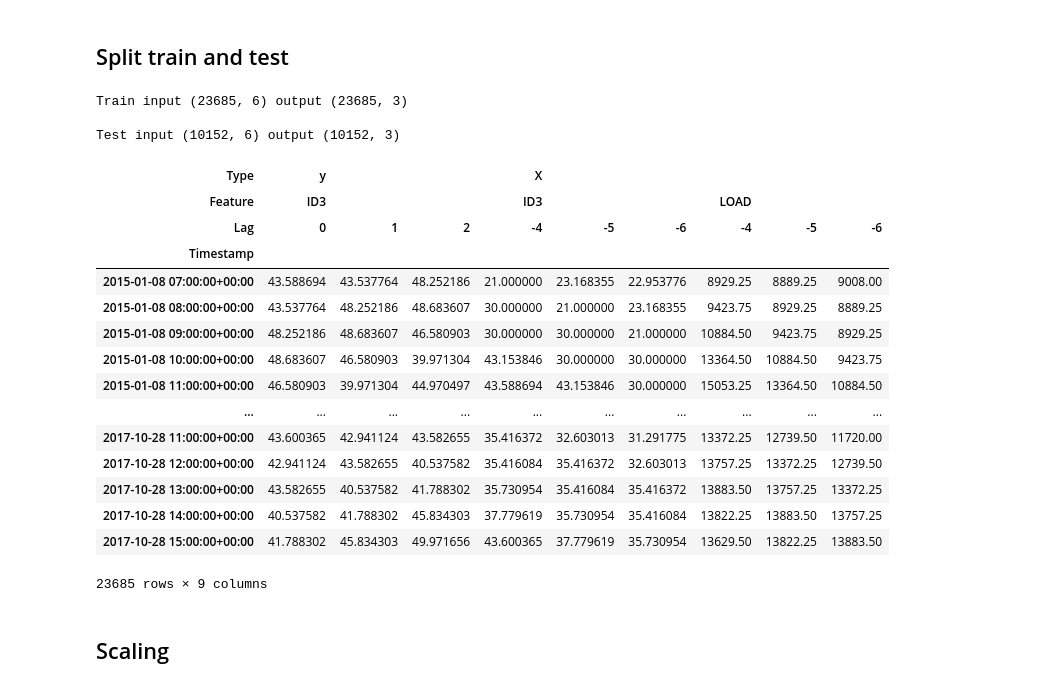
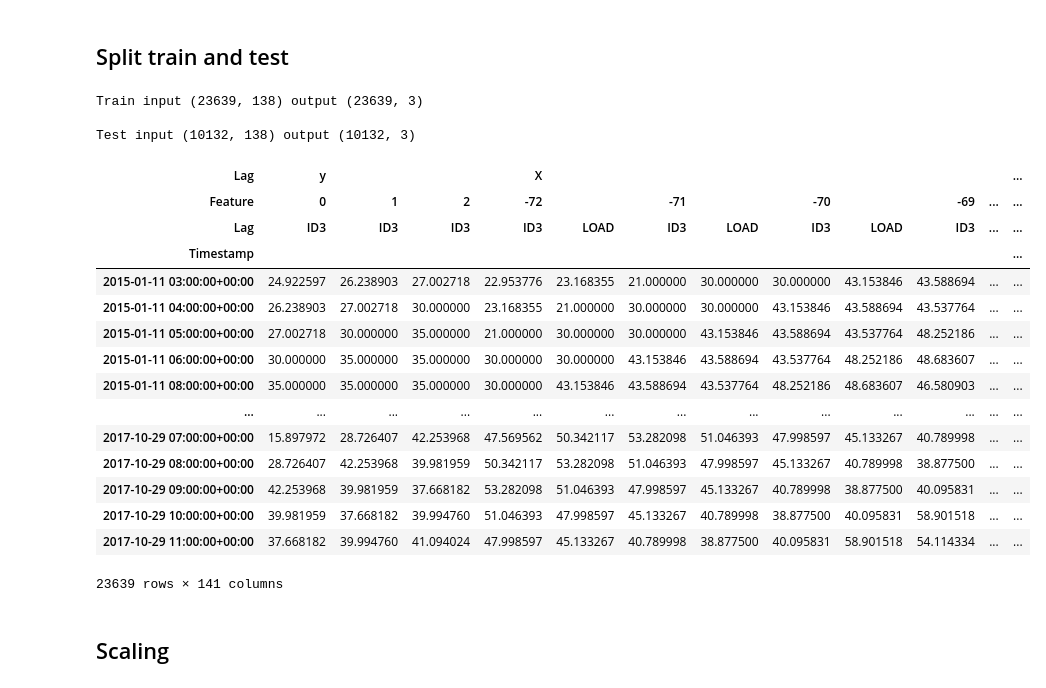
Before and after one commit to timovijn/ElectricityPriceForecasting, a Jupyter notebook: LSTM/GRU.ipynb, the cells around one changed output. Cells and saved outputs as stored; diff of their text form; code cells hidden in the pictures.

```diff
--- a/LSTM/GRU.ipynb
+++ b/LSTM/GRU.ipynb
@@ -70,13 +72,13 @@ display(features)
 X = features[['ID3', 'LOAD']]
 y = features[['ID3']]
 
-lag_X = range(-4, -7, -1)
+lag_X = range(-72, -3, 1)
 lag_y = range(0, 3, 1)
 
-X2 = pd.DataFrame(index = X.index, columns = pd.MultiIndex.from_product([['X'], X.columns, lag_X], names = ['Type', 'Feature', 'Lag']))
+X2 = pd.DataFrame(index = X.index, columns = pd.MultiIndex.from_product([['X'], lag_X, X.columns], names = ['Feature', 'Type', 'Lag']))
 X2 = X2.rename_axis('Timestamp')
 
-y2 = pd.DataFrame(index = y.index, columns = pd.MultiIndex.from_product([['y'], y.columns, lag_y], names = ['Type', 'Feature', 'Lag']))
+y2 = pd.DataFrame(index = y.index, columns = pd.MultiIndex.from_product([['y'], lag_y, y.columns], names = ['Feature', 'Type', 'Lag']))
 y2 = y2.rename_axis('Timestamp')
 
 frame = pd.merge(y2, X2, left_index = True, right_index = True)
@@ -121,48 +123,48 @@ display(frame)
 # %%
 X_train, X_test, y_train, y_test = train_test_split(
     frame['X'],
     frame['y'],
     test_size = 0.3,
     random_state = 0,
     shuffle = False)
 
-X_train.columns = pd.MultiIndex.from_product([['X'], X.columns, lag_X], names = ['Type', 'Feature', 'Lag'])
-y_train.columns = pd.MultiIndex.from_product([['y'], y.columns, lag_y], names = ['Type', 'Feature', 'Lag'])
+X_train.columns = pd.MultiIndex.from_product([['X'], lag_X, X.columns], names = ['Lag', 'Feature', 'Lag'])
+y_train.columns = pd.MultiIndex.from_product([['y'], lag_y, y.columns], names = ['Lag', 'Feature', 'Lag'])
 
 frame_train = pd.merge(y_train, X_train, left_index = True, right_index = True)
 
-X_test.columns = pd.MultiIndex.from_product([['X'], X.columns, lag_X], names = ['Type', 'Feature', 'Lag'])
-y_test.columns = pd.MultiIndex.from_product([['y'], y.columns, lag_y], names = ['Type', 'Feature', 'Lag'])
+X_test.columns = pd.MultiIndex.from_product([['X'], lag_X, X.columns], names = ['Lag', 'Feature', 'Lag'])
+y_test.columns = pd.MultiIndex.from_product([['y'], lag_y, y.columns], names = ['Lag', 'Feature', 'Lag'])
 
 frame_test = pd.merge(y_test, X_test, left_index = True, right_index = True)
 
 print()
 print(f'Train input', frame_train['X'].shape, 'output', frame_train['y'].shape)
 print()
 print(f'Test input', frame_test['X'].shape, 'output', frame_test['y'].shape)
 print()
 
 display(frame_train)
 # %% [output]
-Train input (23685, 6) output (23685, 3)
+Train input (23639, 138) output (23639, 3)
 
-Test input (10152, 6) output (10152, 3)
+Test input (10132, 138) output (10132, 3)
-| Type | y |  |  | X |  |  |  |  |  |
-| Feature | ID3 |  |  | ID3 |  |  | LOAD |  |  |
-| Lag | 0 | 1 | 2 | -4 | -5 | -6 | -4 | -5 | -6 |
-| Timestamp |  |  |  |  |  |  |  |  |  |
-| 2015-01-08 07:00:00+00:00 | 43.588694 | 43.537764 | 48.252186 | 21.000000 | 23.168355 | 22.953776 | 8929.25 | 8889.25 | 9008.00 |
-| 2015-01-08 08:00:00+00:00 | 43.537764 | 48.252186 | 48.683607 | 30.000000 | 21.000000 | 23.168355 | 9423.75 | 8929.25 | 8889.25 |
-| 2015-01-08 09:00:00+00:00 | 48.252186 | 48.683607 | 46.580903 | 30.000000 | 30.000000 | 21.000000 | 10884.50 | 9423.75 | 8929.25 |
-| 2015-01-08 10:00:00+00:00 | 48.683607 | 46.580903 | 39.971304 | 43.153846 | 30.000000 | 30.000000 | 13364.50 | 10884.50 | 9423.75 |
-| 2015-01-08 11:00:00+00:00 | 46.580903 | 39.971304 | 44.970497 | 43.588694 | 43.153846 | 30.000000 | 15053.25 | 13364.50 | 10884.50 |
-| ... | ... | ... | ... | ... | ... | ... | ... | ... | ... |
-| 2017-10-28 11:00:00+00:00 | 43.600365 | 42.941124 | 43.582655 | 35.416372 | 32.603013 | 31.291775 | 13372.25 | 12739.50 | 11720.00 |
-| 2017-10-28 12:00:00+00:00 | 42.941124 | 43.582655 | 40.537582 | 35.416084 | 35.416372 | 32.603013 | 13757.25 | 13372.25 | 12739.50 |
-| 2017-10-28 13:00:00+00:00 | 43.582655 | 40.537582 | 41.788302 | 35.730954 | 35.416084 | 35.416372 | 13883.50 | 13757.25 | 13372.25 |
-| 2017-10-28 14:00:00+00:00 | 40.537582 | 41.788302 | 45.834303 | 37.779619 | 35.730954 | 35.416084 | 13822.25 | 13883.50 | 13757.25 |
-| 2017-10-28 15:00:00+00:00 | 41.788302 | 45.834303 | 49.971656 | 43.600365 | 37.779619 | 35.730954 | 13629.50 | 13822.25 | 13883.50 |
+| Lag | y |  |  | X |  |  |  |  |  |  |  | ... |
+| Feature | 0 | 1 | 2 | -72 |  | -71 |  | -70 |  | -69 | ... | ... |
+| Lag | ID3 | ID3 | ID3 | ID3 | LOAD | ID3 | LOAD | ID3 | LOAD | ID3 | ... | ... |
+| Timestamp |  |  |  |  |  |  |  |  |  |  |  | ... |
+| 2015-01-11 03:00:00+00:00 | 24.922597 | 26.238903 | 27.002718 | 22.953776 | 23.168355 | 21.000000 | 30.000000 | 30.000000 | 43.153846 | 43.588694 | ... | ... |
+| 2015-01-11 04:00:00+00:00 | 26.238903 | 27.002718 | 30.000000 | 23.168355 | 21.000000 | 30.000000 | 30.000000 | 43.153846 | 43.588694 | 43.537764 | ... | ... |
+| 2015-01-11 05:00:00+00:00 | 27.002718 | 30.000000 | 35.000000 | 21.000000 | 30.000000 | 30.000000 | 43.153846 | 43.588694 | 43.537764 | 48.252186 | ... | ... |
+| 2015-01-11 06:00:00+00:00 | 30.000000 | 35.000000 | 35.000000 | 30.000000 | 30.000000 | 43.153846 | 43.588694 | 43.537764 | 48.252186 | 48.683607 | ... | ... |
+| 2015-01-11 08:00:00+00:00 | 35.000000 | 35.000000 | 35.000000 | 30.000000 | 43.153846 | 43.588694 | 43.537764 | 48.252186 | 48.683607 | 46.580903 | ... | ... |
+| ... | ... | ... | ... | ... | ... | ... | ... | ... | ... | ... | ... | ... |
+| 2017-10-29 07:00:00+00:00 | 15.897972 | 28.726407 | 42.253968 | 47.569562 | 50.342117 | 53.282098 | 51.046393 | 47.998597 | 45.133267 | 40.789998 | ... | ... |
+| 2017-10-29 08:00:00+00:00 | 28.726407 | 42.253968 | 39.981959 | 50.342117 | 53.282098 | 51.046393 | 47.998597 | 45.133267 | 40.789998 | 38.877500 | ... | ... |
+| 2017-10-29 09:00:00+00:00 | 42.253968 | 39.981959 | 37.668182 | 53.282098 | 51.046393 | 47.998597 | 45.133267 | 40.789998 | 38.877500 | 40.095831 | ... | ... |
+| 2017-10-29 10:00:00+00:00 | 39.981959 | 37.668182 | 39.994760 | 51.046393 | 47.998597 | 45.133267 | 40.789998 | 38.877500 | 40.095831 | 58.901518 | ... | ... |
+| 2017-10-29 11:00:00+00:00 | 37.668182 | 39.994760 | 41.094024 | 47.998597 | 45.133267 | 40.789998 | 38.877500 | 40.095831 | 58.901518 | 54.114334 | ... | ... |
-23685 rows × 9 columns
+23639 rows × 141 columns
 # %% [markdown]
 ## Scaling
 # %%
```
Also changed, not shown: parts of 12 cells of this notebook.
